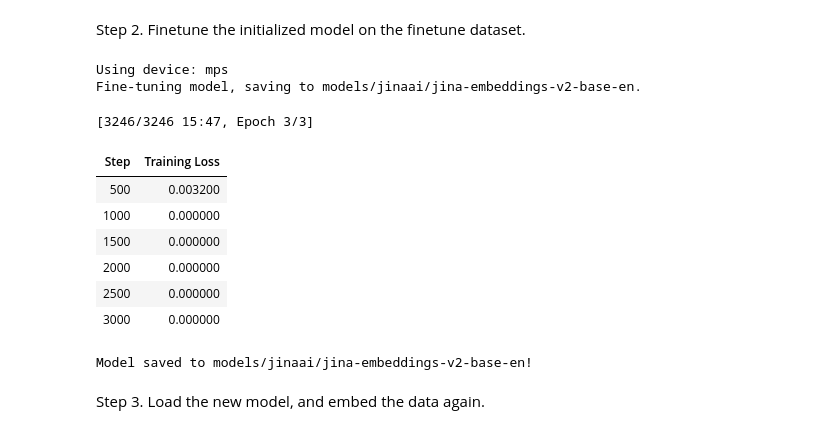
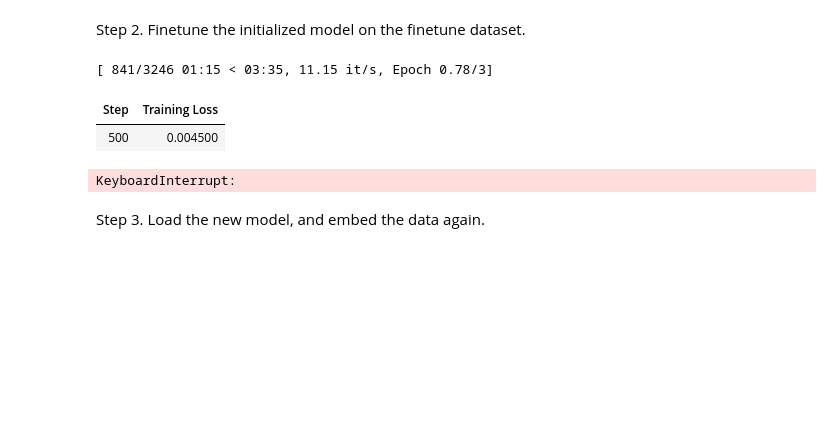
Before and after one commit to halvorty/text2embedding2category, a Jupyter notebook: finetune.ipynb, the cells around one changed output. Drawn from its saved outputs; the diff is of its cells as text; code cells hidden in the pictures; blank space fills up the shorter version.

```diff
--- a/finetune.ipynb
+++ b/finetune.ipynb
@@ -284,43 +275,24 @@ Step 2. Finetune the initialized model on the finetune dataset.
 # %%
 def finetuner(model, prompt):
 
-    def ensurances():
+    # Define the filepath
+    model_output_dir = f"models/{model_name}"
 
-        # Ensure the model is a SentenceTransformer model
-        if not isinstance(model, SentenceTransformer):
-            raise ValueError("Invalid model. Use a SentenceTransformer model.")
-
-        # Check device configuration
-        device = "cuda" if torch.cuda.is_available() else "mps" if torch.backends.mps.is_available() else "cpu"
-        print(f"Using device: {device}")
-
-    ensurances()
-
-    # Define the filepaths
-    data_filepath = "finetune_dataset.csv"
-    output_path = f"models/{model_name}"
-
-    # Use the provided output path directly
-    model_output_dir = output_path
-    print(f"Fine-tuning model, saving to {model_output_dir}.")
-
-    # Ensure output directories exist
+    # Ensure output directory exist
     os.makedirs(model_output_dir, exist_ok=True)
 
-    # Load the dataset
-    ds = load_dataset("csv", data_files = data_filepath)
-    dataset = ds['train']
-
+    # Load the dataset and define args
+    ds = Dataset.from_pandas(ft_dataframe)
     training_args = SentenceTransformerTrainingArguments(
-    prompts=prompt,
-    output_dir=model_output_dir,
+        prompts=prompt,
+        output_dir=model_output_dir,
     )
 
     # Define the trainer
     trainer = SentenceTransformerTrainer(
         args=training_args,
         model=model,
-        train_dataset=dataset,
+        train_dataset=ds,
         loss= ContrastiveLoss
     )
 
@@ -329,23 +301,16 @@ def finetuner(model, prompt):
 
     # Save the model
     model.save_pretrained(model_output_dir)
-    print(f"Model saved to {model_output_dir}!")
+
+    # Return the model
+    return model
 # %%
 # Call the finetuner with full path
-finetuner(model, prompt)
-
-torch.cuda.empty_cache()
+ft_model = finetuner(model, prompt)
 # %% [output]
-Using device: mps
-Fine-tuning model, saving to models/jinaai/jina-embeddings-v2-base-en.
+[ 841/3246 01:15 < 03:35, 11.15 it/s, Epoch 0.78/3]
+| Step | Training Loss |
+| 500 | 0.004500 |
-[3246/3246 15:47, Epoch 3/3]
+KeyboardInterrupt:
-| Step | Training Loss |
-| 500 | 0.003200 |
-| 1000 | 0.000000 |
-| 1500 | 0.000000 |
-| 2000 | 0.000000 |
-| 2500 | 0.000000 |
-| 3000 | 0.000000 |
-Model saved to models/jinaai/jina-embeddings-v2-base-en!
 # %% [markdown]
 Step 3. Load the new model, and embed the data again.
```
Also changed, not shown: parts of 8 cells of this notebook, 3 other files.
